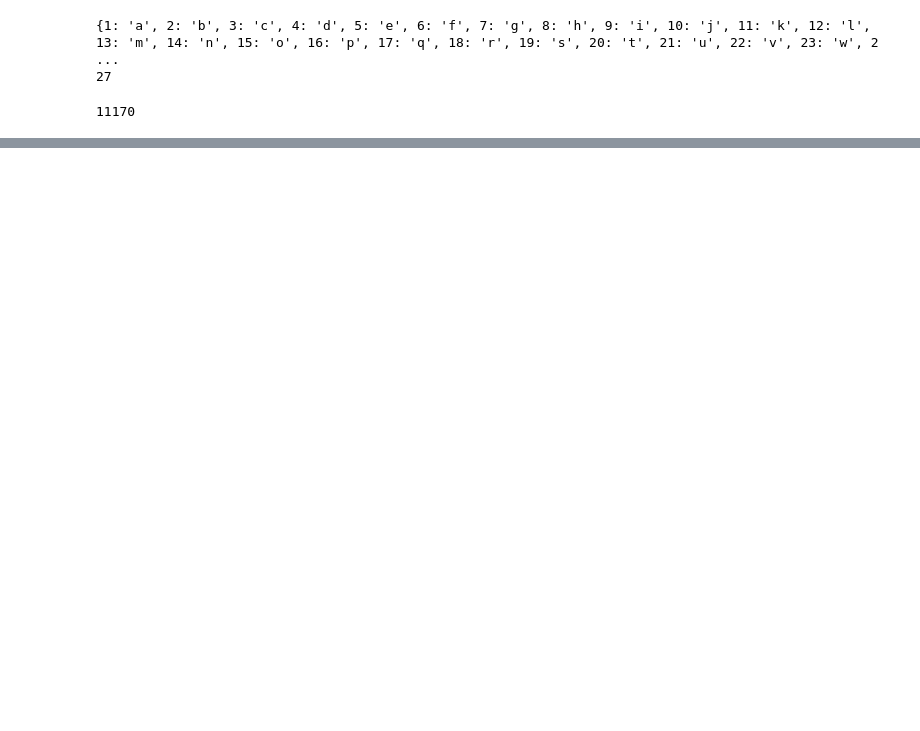
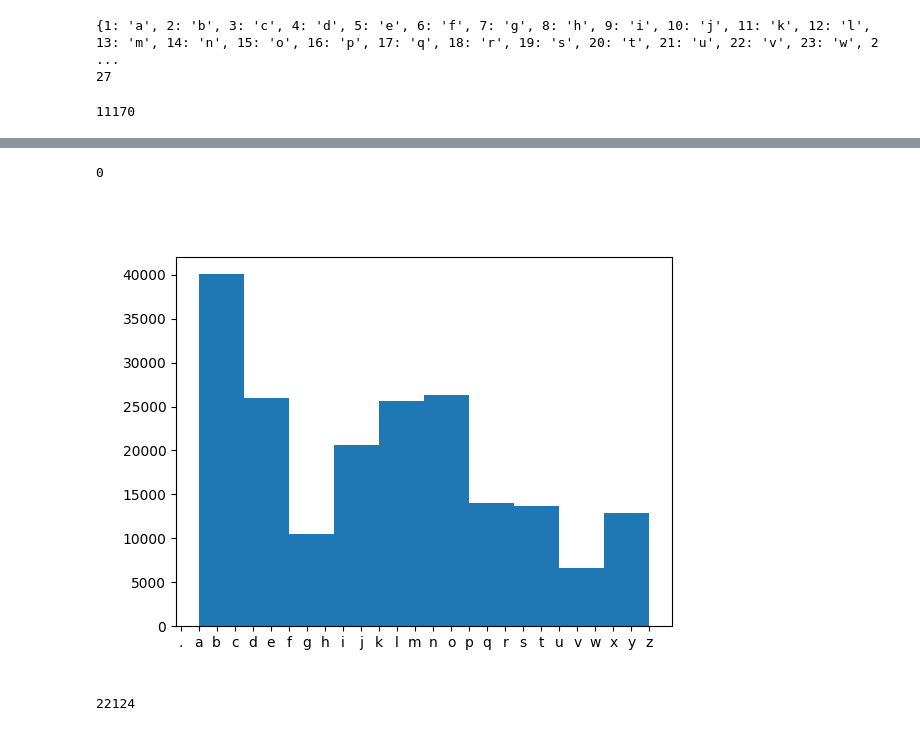
Before and after one commit to issagith/makemore, a Jupyter notebook: MLP/playground.ipynb, the cells around one changed output, grey strips where cells are left out. Saved outputs shown, nothing was run; the diff lists cells and outputs as text; code cells hidden in the pictures; blank space fills up the shorter version.

```diff
--- a/MLP/playground.ipynb
+++ b/MLP/playground.ipynb
@@ -220,0 +313,33 @@ Best configuration: {'lr': 0.01, 'nbr_neurons': 128, 'emb_dim': 8, 'block_size':
+# %%
+import numpy as np
+raw_chars = np.array([stoi[s] for s in ''.join(words)])
+print(sum(raw_chars == "q"))
+
+def dist(x, y):
+    return torch.norm(x - y, p=2)
+
+
+plt.figure()
+plt.hist(raw_chars)
+plt.xticks(np.arange(len(itos)), [itos[i] for i in range(len(itos))])
+plt.show()
+# %% [output]
+0
+[figure, added]
+# %%
+nbr_neurons = 512
+vocab_size = 27
+emb_dim = 3
+block_size = 5 # context window size
+
+g = torch.Generator().manual_seed(2147483647)
+C = torch.randn((vocab_size, emb_dim), generator=g)
+W1 = torch.randn((emb_dim*block_size, nbr_neurons), generator=g)
+b1 = torch.randn(nbr_neurons, generator=g)
+W2 = torch.randn((nbr_neurons, vocab_size), generator=g)
+b2 = torch.randn(vocab_size, generator=g)
+parameters = [C, W1, b1, W2, b2]
+
+sum(p.nelement() for p in parameters)
+# %% [output]
+22124
```
Also changed, not shown: parts of 15 cells of this notebook, 2 other files.
